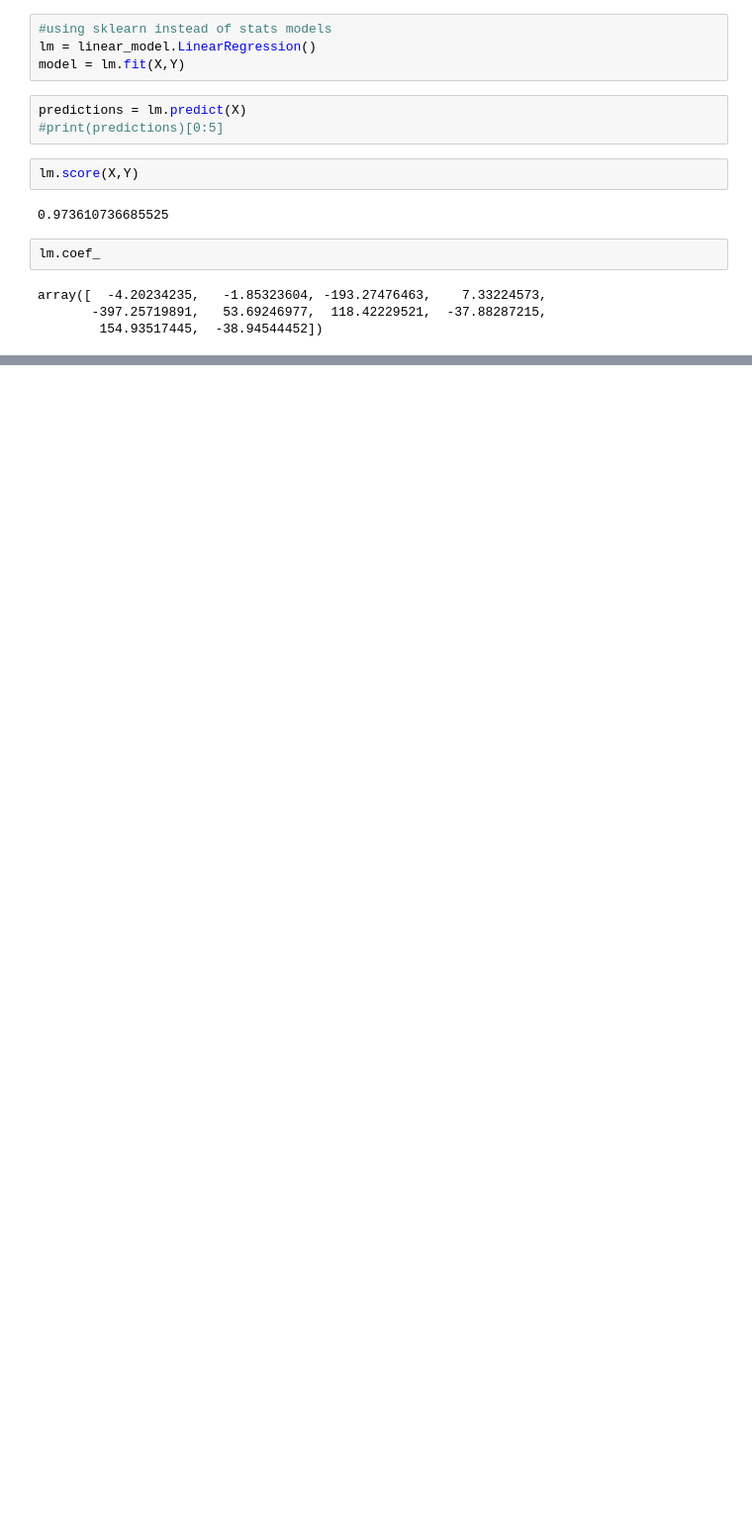
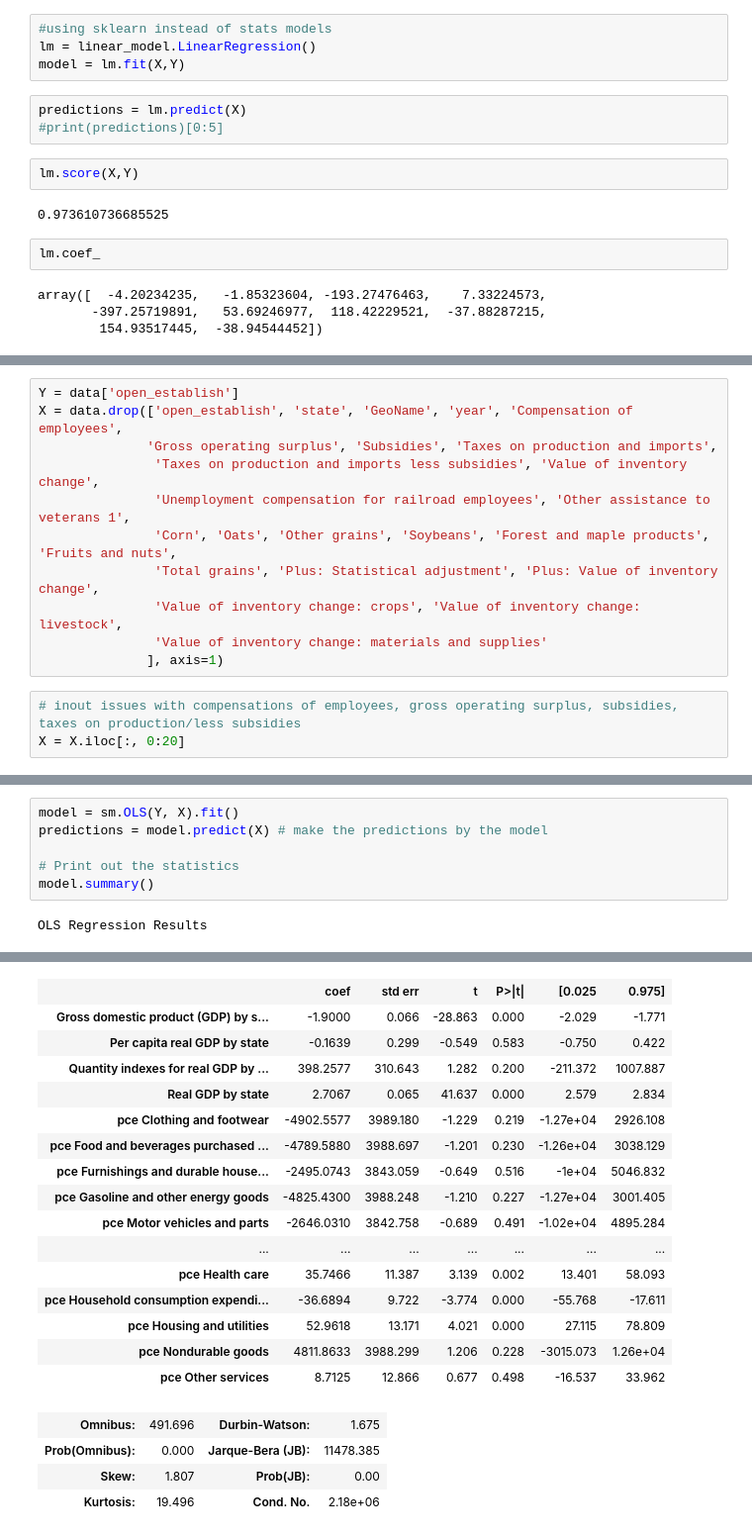
Before and after one commit to ttoddfox/Small-Business-Capstone, a Jupyter notebook: Regression/Regression Analysis.ipynb, the cells around one changed output, grey strips where cells are left out. Shown at 99% size. Cells and saved outputs as stored; diff of their text form; blank space fills up the shorter version.

Commit message:
updated regression

```diff
--- a/Regression/Regression Analysis.ipynb
+++ b/Regression/Regression Analysis.ipynb
@@ -116,0 +136,14 @@ array([  -4.20234235,   -1.85323604, -193.27476463,    7.33224573,
+# %%
+Y = data['open_establish']
+X = data.drop(['open_establish', 'state', 'GeoName', 'year', 'Compensation of employees',
+              'Gross operating surplus', 'Subsidies', 'Taxes on production and imports',
+               'Taxes on production and imports less subsidies', 'Value of inventory change',
+               'Unemployment compensation for railroad employees', 'Other assistance to veterans 1',
+               'Corn', 'Oats', 'Other grains', 'Soybeans', 'Forest and maple products', 'Fruits and nuts',
+               'Total grains', 'Plus: Statistical adjustment', 'Plus: Value of inventory change',
+               'Value of inventory change: crops', 'Value of inventory change: livestock',
+               'Value of inventory change: materials and supplies'
+              ], axis=1)
+# %%
+# inout issues with compensations of employees, gross operating surplus, subsidies, taxes on production/less subsidies
+X = X.iloc[:, 0:20]
@@ -116,0 +163,8 @@ array([  -4.20234235,   -1.85323604, -193.27476463,    7.33224573,
+# %%
+model = sm.OLS(Y, X).fit()
+predictions = model.predict(X) # make the predictions by the model
+
+# Print out the statistics
+model.summary()
+# %% [output]
+OLS Regression Results
@@ -116,0 +180,20 @@ array([  -4.20234235,   -1.85323604, -193.27476463,    7.33224573,
+|  | coef | std err | t | P>|t| | [0.025 | 0.975] |
+| Gross domestic product (GDP) by s... | -1.9000 | 0.066 | -28.863 | 0.000 | -2.029 | -1.771 |
+| Per capita real GDP by state | -0.1639 | 0.299 | -0.549 | 0.583 | -0.750 | 0.422 |
+| Quantity indexes for real GDP by ... | 398.2577 | 310.643 | 1.282 | 0.200 | -211.372 | 1007.887 |
+| Real GDP by state | 2.7067 | 0.065 | 41.637 | 0.000 | 2.579 | 2.834 |
+| pce Clothing and footwear | -4902.5577 | 3989.180 | -1.229 | 0.219 | -1.27e+04 | 2926.108 |
+| pce Food and beverages purchased ... | -4789.5880 | 3988.697 | -1.201 | 0.230 | -1.26e+04 | 3038.129 |
+| pce Furnishings and durable house... | -2495.0743 | 3843.059 | -0.649 | 0.516 | -1e+04 | 5046.832 |
+| pce Gasoline and other energy goods | -4825.4300 | 3988.248 | -1.210 | 0.227 | -1.27e+04 | 3001.405 |
+| pce Motor vehicles and parts | -2646.0310 | 3842.758 | -0.689 | 0.491 | -1.02e+04 | 4895.284 |
+| ... | ... | ... | ... | ... | ... | ... |
+| pce Health care | 35.7466 | 11.387 | 3.139 | 0.002 | 13.401 | 58.093 |
+| pce Household consumption expendi... | -36.6894 | 9.722 | -3.774 | 0.000 | -55.768 | -17.611 |
+| pce Housing and utilities | 52.9618 | 13.171 | 4.021 | 0.000 | 27.115 | 78.809 |
+| pce Nondurable goods | 4811.8633 | 3988.299 | 1.206 | 0.228 | -3015.073 | 1.26e+04 |
+| pce Other services | 8.7125 | 12.866 | 0.677 | 0.498 | -16.537 | 33.962 |
+| Omnibus: | 491.696 | Durbin-Watson: | 1.675 |
+| Prob(Omnibus): | 0.000 | Jarque-Bera (JB): | 11478.385 |
+| Skew: | 1.807 | Prob(JB): | 0.00 |
+| Kurtosis: | 19.496 | Cond. No. | 2.18e+06 |
```
Also changed, not shown: parts of 10 cells of this notebook.
